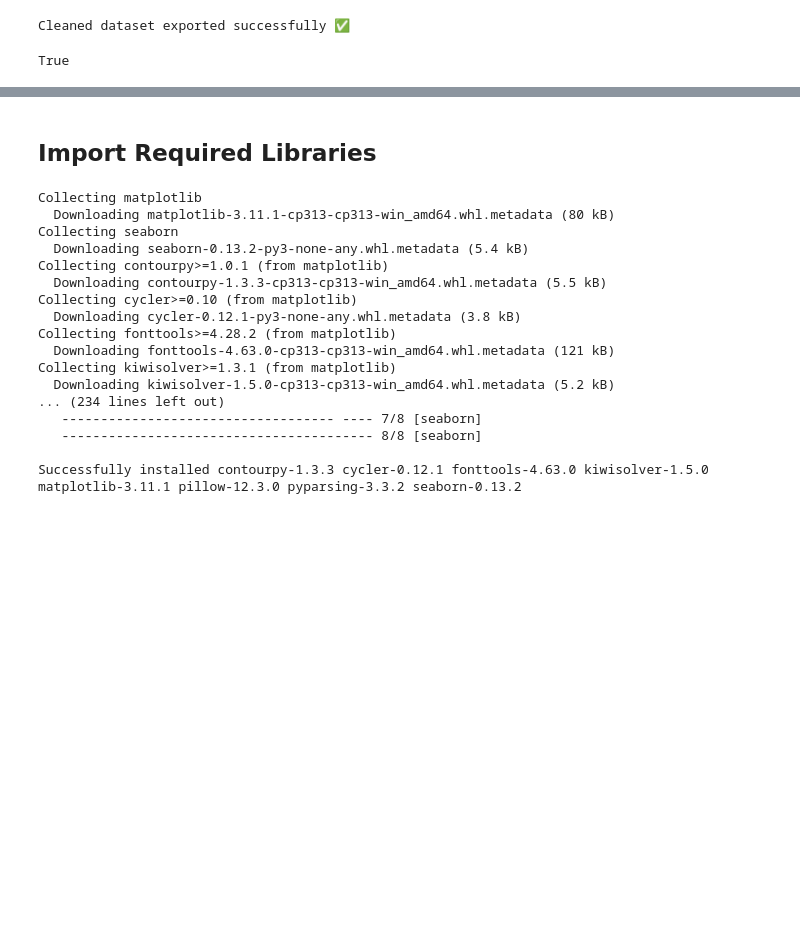
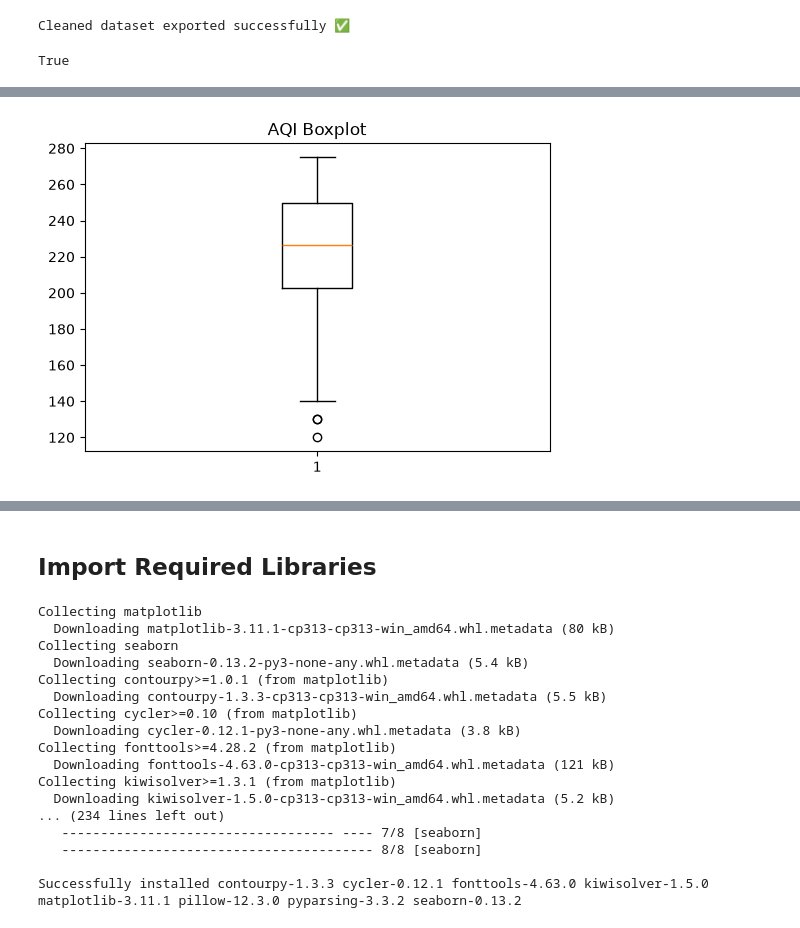
Before and after one commit to Anjalitiwari99/AQI_Prediction_System, a Jupyter notebook: notebooks/01_Data_Preprocessing.ipynb, the cells around one changed output, grey strips where cells are left out. Cells and saved outputs as stored; diff of their text form; code cells hidden in the pictures; blank space fills up the shorter version.

```diff
--- a/notebooks/01_Data_Preprocessing.ipynb
+++ b/notebooks/01_Data_Preprocessing.ipynb
@@ -761,0 +827,10 @@ True
+# %%
+plt.figure(figsize=(6,4))
+
+plt.boxplot(final_df["AQI"])
+
+plt.title("AQI Boxplot")
+
+plt.show()
+# %% [output]
+[figure, added]
```
Also changed, not shown: parts of 10 cells of this notebook.
